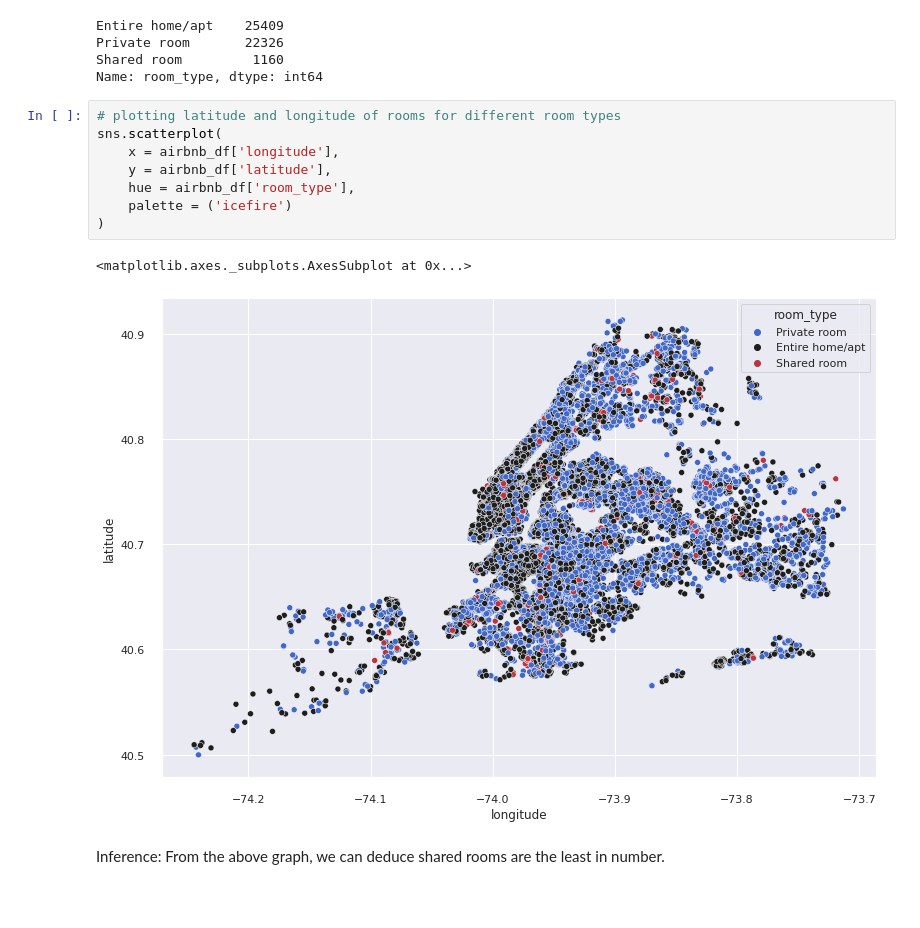
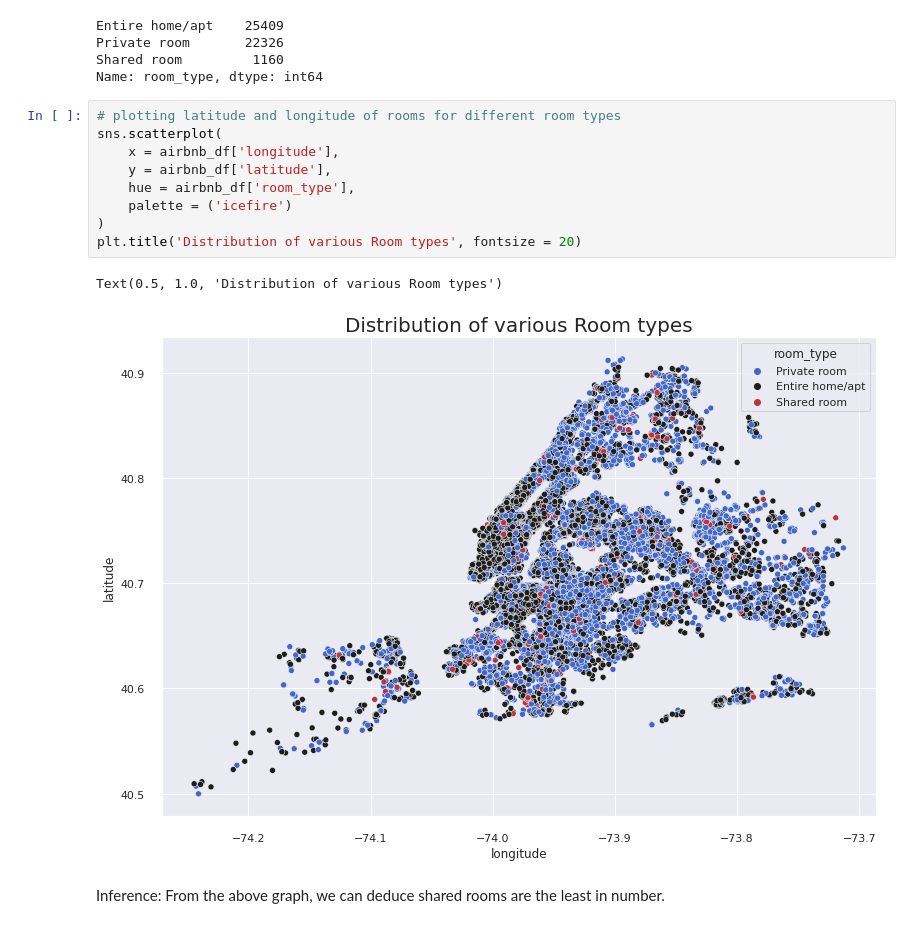
Before and after one commit to codeboy47/airbnb-booking-analysis, a Jupyter notebook: Akshit_Singh_Notebook.ipynb, the cells around one changed output. Cells and saved outputs as stored; diff of their text form; blank space fills up the shorter version.

```diff
--- a/Akshit_Singh_Notebook.ipynb
+++ b/Akshit_Singh_Notebook.ipynb
@@ -172,14 +177,15 @@ Name: room_type, dtype: int64
 # %%
 # plotting latitude and longitude of rooms for different room types
 sns.scatterplot(
     x = airbnb_df['longitude'],
     y = airbnb_df['latitude'],
     hue = airbnb_df['room_type'],
     palette = ('icefire')
 )
+plt.title('Distribution of various Room types', fontsize = 20)
 # %% [output]
-<matplotlib.axes._subplots.AxesSubplot at 0x...>
+Text(0.5, 1.0, 'Distribution of various Room types')
-[figure, old version]
+[figure, new version]
 # %% [markdown]
 Inference: From the above graph, we can deduce shared rooms are the least in number.
 # %% [markdown]
```
Also changed, not shown: parts of 3 cells of this notebook.
